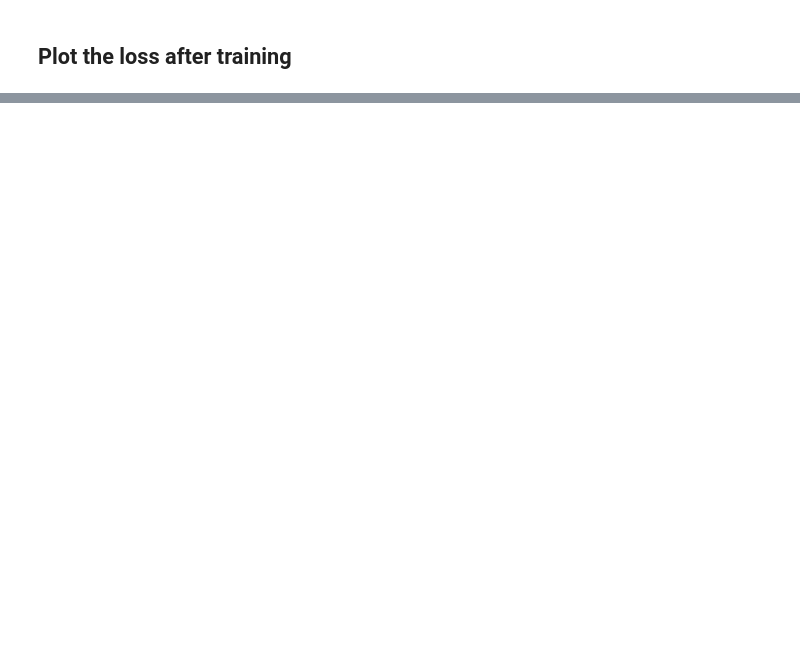
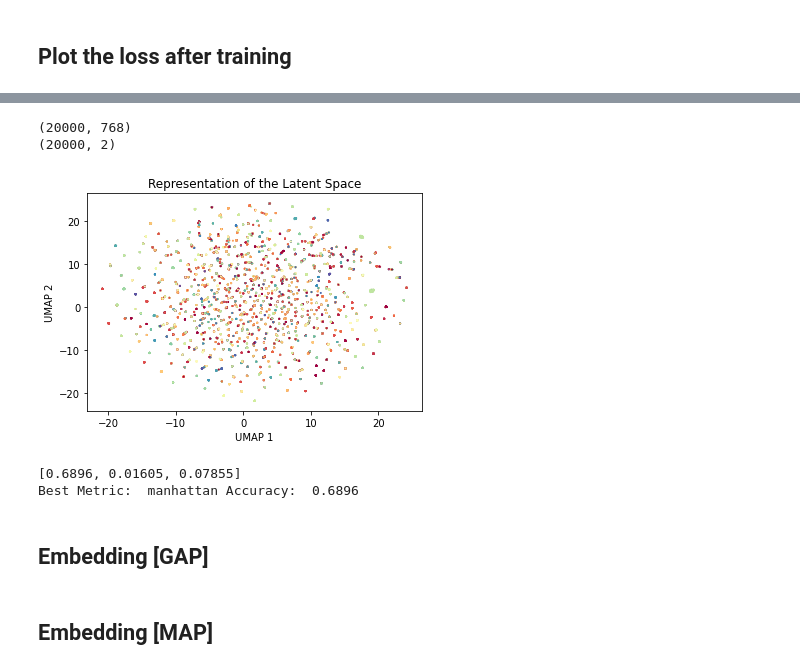
Before and after one commit to Kari-Genomics-Lab/BarcodeBERT, a Jupyter notebook: Bioscan.ipynb, the cells around one changed output, grey strips where cells are left out. Cells and saved outputs as stored; diff of their text form; code cells hidden in the pictures; blank space fills up the shorter version.

```diff
--- a/Bioscan.ipynb
+++ b/Bioscan.ipynb
@@ -466,0 +583,16 @@ plt.show()
+# %%
+# DNABERT configuration
+# config = {
+#     "d_model": 768,
+#     "n_heads": 12,
+#     "n_layers": 12,
+#     "max_len":512
+# }
+
+# model = BERT(len(test_dataset.word_dict), config["d_model"], config['max_len'], 2, config["n_layers"], 32, 32, config["n_heads"])
+
+# # Load the last model available from training
+
+last_epoch = 1000
+
+model.load_state_dict(torch.load(saving_path + f'/model_{last_epoch}.pth'))
@@ -466,0 +641,34 @@ plt.show()
+# %%
+import umap
+
+n_samples = 20000
+
+latent = np.array(data_embeddings)[:n_samples]
+print(latent.shape)
+
+unique_labels = list(np.unique(data_labels[:n_samples]))
+# print(unique_labels)
+# print(len(unique_labels))
+#
+
+y_true = np.array(list(map(lambda x: unique_labels.index(x), data_labels[:n_samples])))
+
+
+fig, ax = plt.subplots(nrows=1, ncols=1)
+ax.set_title("Representation of the Latent Space")
+ax.set_xlabel("UMAP 1")
+ax.set_ylabel("UMAP 2")
+
+_embedding = umap.UMAP(random_state=42).fit_transform(latent)
+print(_embedding.shape)
+
+ax.scatter(_embedding[:, 0],
+           _embedding[:, 1],
+           c=y_true,
+           s=1,
+           cmap='Spectral')
+plt.show()
+# %% [output]
+(20000, 768)
+(20000, 2)
+[figure, added]
@@ -466,0 +677,27 @@ plt.show()
+# %%
+## Histogram of Nearest Neighbors
+from sklearn.neighbors import NearestNeighbors
+
+
+metrics = ['manhattan', 'cosine', 'minkowski']
+scores = []
+neighbour_size = 1
+gt = y_true
+for metric in metrics:
+    nbrs = NearestNeighbors(n_neighbors=neighbour_size+1, metric=metric).fit(latent)
+    _, neighbour_indices = nbrs.kneighbors(latent)
+    neighbour_indices = neighbour_indices.astype(np.int32)[:,1:]
+
+    y_neighbors = gt[neighbour_indices]
+
+    y_mode = np.apply_along_axis(lambda x: np.bincount(x).argmax(), axis=1, arr=y_neighbors)
+    scores.append(np.sum(y_mode == gt)/n_samples)
+
+print(scores)
+print("Best Metric: ", metrics[scores.index(max(scores))], "Accuracy: ", max(scores))
+best_metric = metrics[scores.index(max(scores))]
+# %% [output]
+[0.6896, 0.01605, 0.07855]
+Best Metric:  manhattan Accuracy:  0.6896
+# %% [markdown]
+## Embedding [GAP]
@@ -466,0 +757,2 @@ plt.show()
+# %% [markdown]
+## Embedding [MAP]
```
Also changed, not shown: parts of 22 cells of this notebook.
